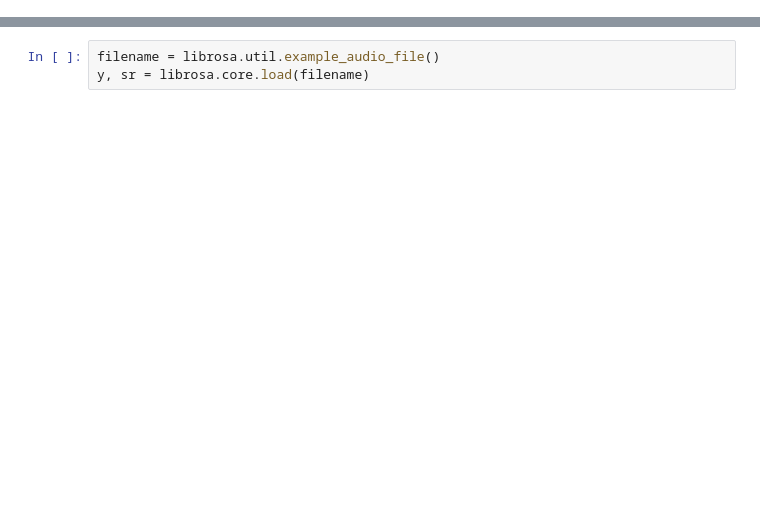
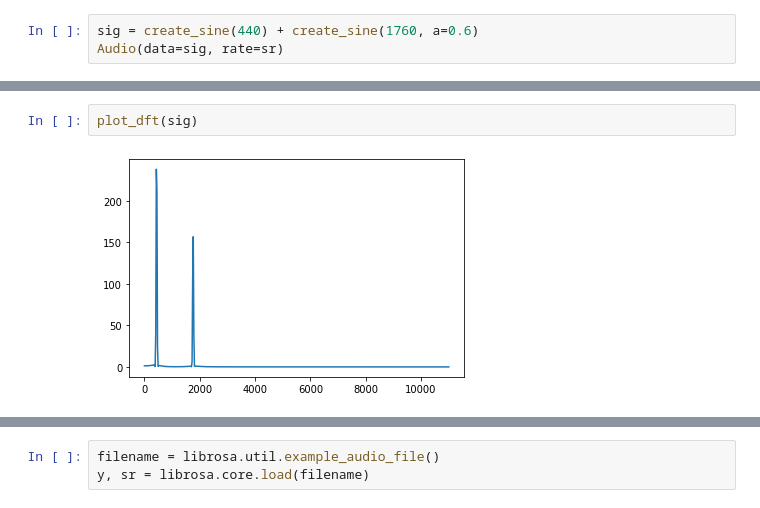
Before and after one commit to tingled/mir-tutorial, a Jupyter notebook: Audio Features.ipynb, the cells around one changed output, grey strips where cells are left out. Drawn from its saved outputs; the diff is of its cells as text; blank space fills up the shorter version.

```diff
--- a/Audio Features.ipynb
+++ b/Audio Features.ipynb
@@ -15,0 +62,3 @@ Ok, let's inspect a sound.
+# %%
+sig = create_sine(440) + create_sine(1760, a=0.6)
+Audio(data=sig, rate=sr)
@@ -15,0 +67,4 @@ Ok, let's inspect a sound.
+# %%
+plot_dft(sig)
+# %% [output]
+[figure, added]
```
Also changed, not shown: parts of 55 cells of this notebook.
